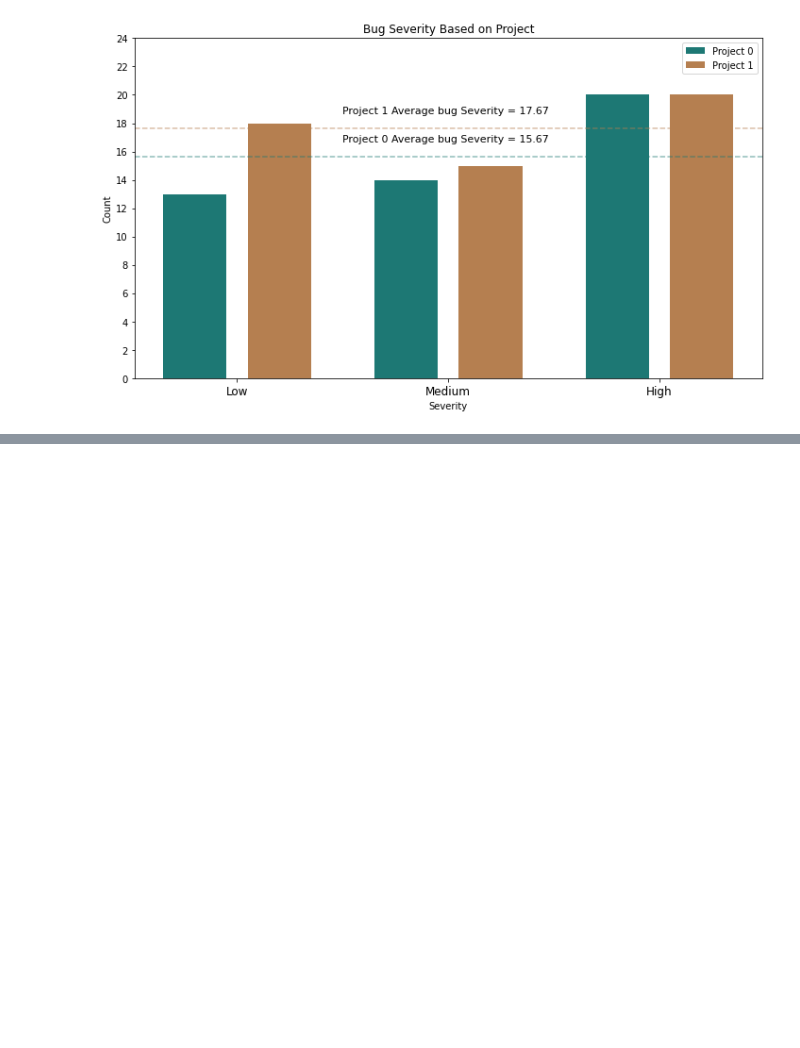
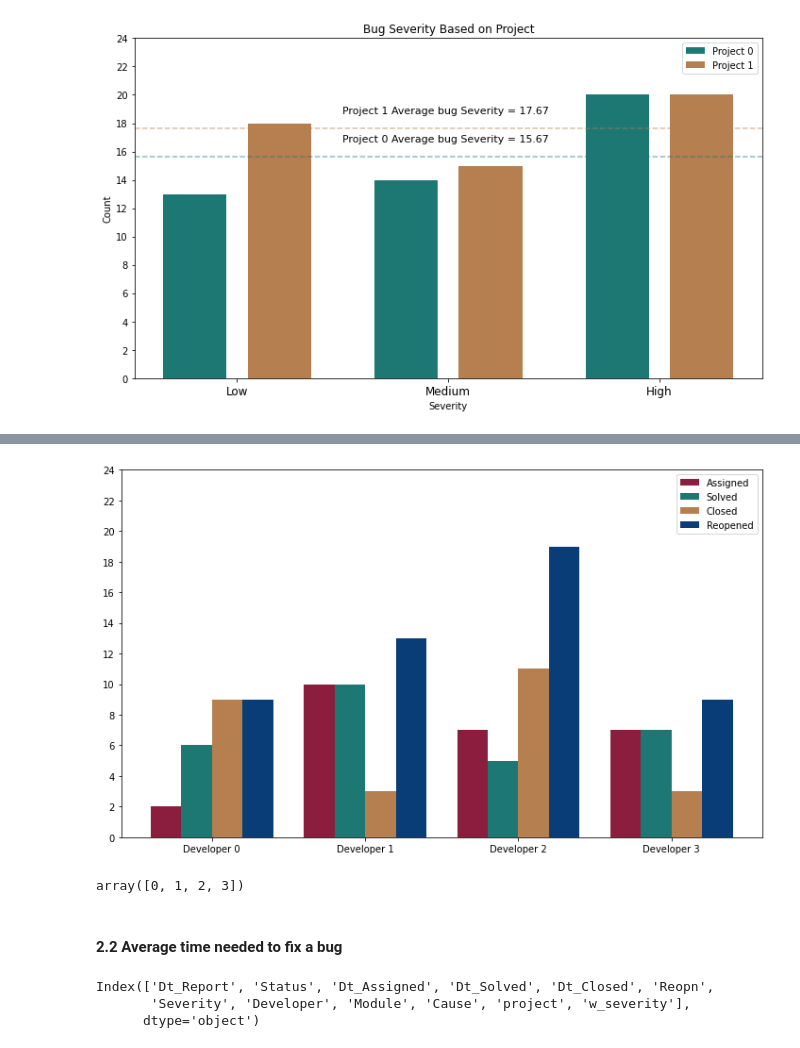
Before and after one commit to YazeedS/QAProject, a Jupyter notebook: HW2.ipynb, the cells around one changed output, grey strips where cells are left out. Drawn from its saved outputs; the diff is of its cells as text; code cells hidden in the pictures; blank space fills up the shorter version.

Commit message:
Visualized Developer's Peformance

```diff
--- a/HW2.ipynb
+++ b/HW2.ipynb
@@ -224,0 +227,13 @@ plt.show()
+# %%
+df.Status = df.Status.map({0: 0, 1: "Assigned", 2: "Solved", 3: "Closed"})
+# %%
+devs_bugs = pd.DataFrame(columns = ["Dev", "Assigned", "Solved", "Closed", "Reopened"])
+# %%
+for i in range(4):
+    devs_bugs.loc[i] = [f"Developer {i}",
+                        len(df.query(f"Developer == {i} and Status == 'Assigned'")),
+                        len(df.query(f"Developer == {i} and Status == 'Solved'")),
+                        len(df.query(f"Developer == {i} and Status == 'Closed'")),
+                        len(df.query(f"Developer == {i} and Reopn == 1"))]
+# %%
+devs_bugs["TotalBugs"] = devs_bugs.Assigned+devs_bugs.Closed + devs_bugs.Solved
@@ -224,0 +248,37 @@ plt.show()
+# %%
+fig, ax = plt.subplots()
+
+
+fig.set_size_inches(10, 6);
+
+x_axis = np.arange(4)
+
+# Multi bar Chart
+
+plt.bar(x_axis -0.2, devs_bugs.Assigned, width=0.2, label = 'Assigned', color = "#8B1E3F")
+plt.bar(x_axis, devs_bugs.Solved, width=0.2, label = 'Solved', color="#1D7874")
+plt.bar(x_axis +0.20, devs_bugs.Closed, width=0.2, label = 'Closed', color = "#B57F50")
+plt.bar(x_axis +0.20*2, devs_bugs.Reopened, width=0.2, label = 'Reopened', color="#083D77")
+
+# Ticks
+plt.xticks(x_axis+0.1, devs_bugs.Dev);
+plt.yticks(np.arange(0, 25, 2));
+
+
+plt.legend();
+
+fig.tight_layout()
+# %% [output]
+[figure, added]
+# %%
+np.arange(4)
+# %% [output]
+array([0, 1, 2, 3])
+# %% [markdown]
+#### 2.2 Average time needed to fix a bug
+# %%
+df.columns
+# %% [output]
+Index(['Dt_Report', 'Status', 'Dt_Assigned', 'Dt_Solved', 'Dt_Closed', 'Reopn',
+       'Severity', 'Developer', 'Module', 'Cause', 'project', 'w_severity'],
+      dtype='object')
```
Also changed, not shown: parts of 20 cells of this notebook.
